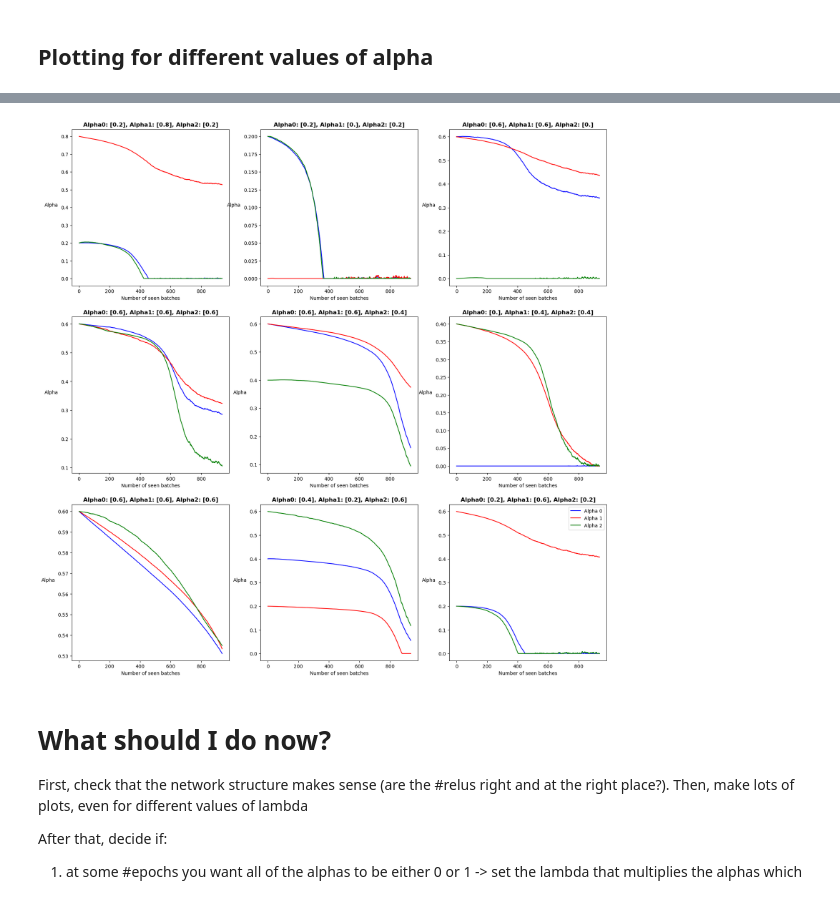
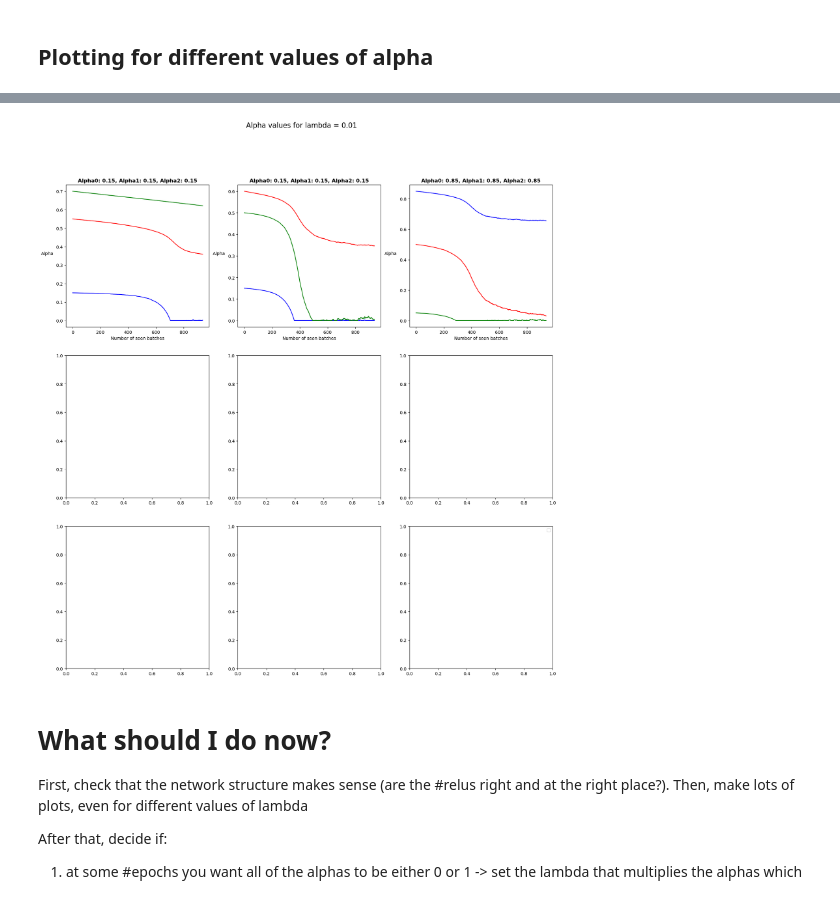
Before and after one commit to pettepiero/parametrized-relu-classifier, a Jupyter notebook: challenge2.ipynb, the cells around one changed output, grey strips where cells are left out. Saved outputs shown, nothing was run; the diff lists cells and outputs as text; code cells hidden in the pictures.

Commit message:
Created plot alphas function

```diff
--- a/challenge2.ipynb
+++ b/challenge2.ipynb
@@ -313,8 +313,21 @@ values=tensor(0.2082),
 indices=tensor(937))
 # %% [markdown]
 ## Plotting for different values of alpha
+# %%
+def plot_alphas(ax, batch_alpha_0, batch_alpha_1, batch_alpha_2):
+    xrange = range(len(batch_alpha_0))
+    ax.plot(xrange, batch_alpha_0, color="blue", label="Alpha 0")
+    ax.plot(xrange, batch_alpha_1, color="red", label="Alpha 1")
+    ax.plot(xrange, batch_alpha_2, color="green", label="Alpha 2")
+    ax.set_xlabel("Number of seen batches")
+    ax.set_ylabel("Alpha", rotation=0, labelpad=20)
+    ax.set_title(
+        f"Alpha0: {round(batch_alpha_0[0].item(), 2)}, Alpha1: {round(batch_alpha_0[1].item(), 2)}, Alpha2: {round(batch_alpha_0[2].item(), 2)}",
+        fontweight="bold",
+    )
+    return ax
 # %%
-alpha_range = np.arange(start=0, stop=1, step=0.2)
+alpha_range = np.arange(start=0, stop=1, step=0.05)
 
 fig, ax = plt.subplots(3, 3, figsize=(20, 20))
 ax = ax.flatten()
@@ -331,20 +344,9 @@ for i in range(9):
         model, EPOCHS, optimizer=optimizer, loss_function=loss_function
     )
 
-    xrange = range(len(b_alpha_0))
-    ax[i].plot(xrange, b_alpha_0, color="blue", label="Alpha 0")
-    ax[i].plot(xrange, b_alpha_1, color="red", label="Alpha 1")
-    ax[i].plot(xrange, b_alpha_2, color="green", label="Alpha 2")
-    ax[i].set_xlabel("Number of seen batches")
-    ax[i].set_ylabel("Alpha", rotation=0, labelpad=20)
-    ax[i].set_title(
-        f"Alpha0: {alpha0}, Alpha1: {alpha1}, Alpha2: {alpha2}", fontweight="bold"
-    )
-    loss, acc = get_test_stats(
-        model, test_loader, th.device("cpu"), Lambda, model.alpha
-    )
-    print(f"Model {i}: loss = {loss} | acc = {acc}")
+    ax[i] = plot_alphas(ax[i], b_alpha_0, b_alpha_1, b_alpha_2)
 
+fig.suptitle(f"Alpha values for lambda = {Lambda}", size = 16)
 plt.legend()
 plt.show()
 # %% [output]
@@ -360,4 +354,4 @@ Model 8: loss = 0.7887222766876221 | acc = 68.75
-[figure, old version]
+[figure, new version]
 # %% [markdown]
 # What should I do now?
 First, check that the network structure makes sense (are the #relus right and at the right place?). Then, make lots of plots, even for different values of lambda
```
Also changed, not shown: parts of 2 cells of this notebook.
